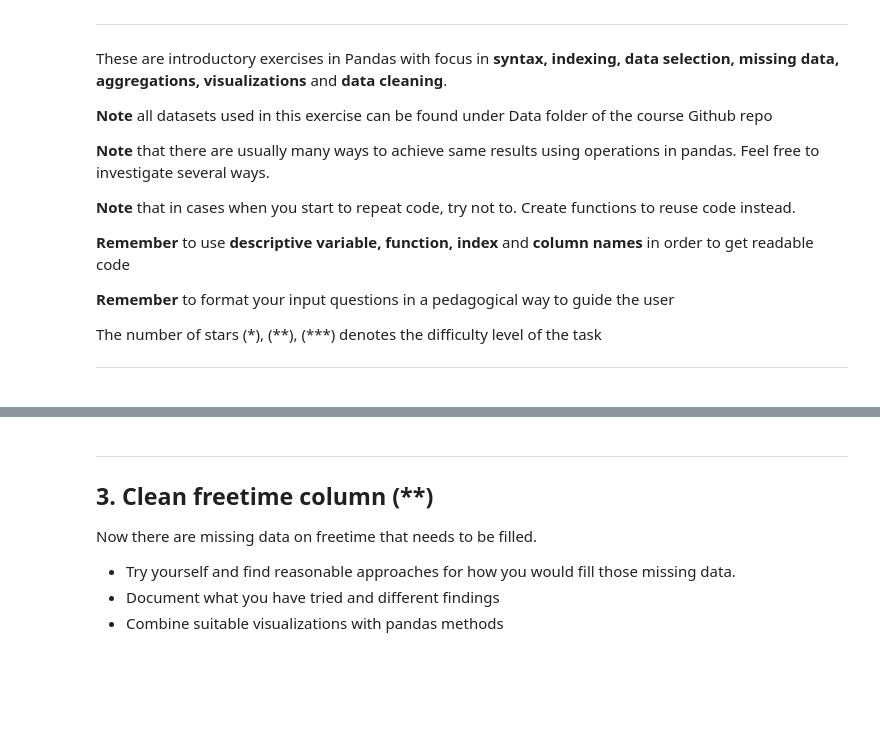
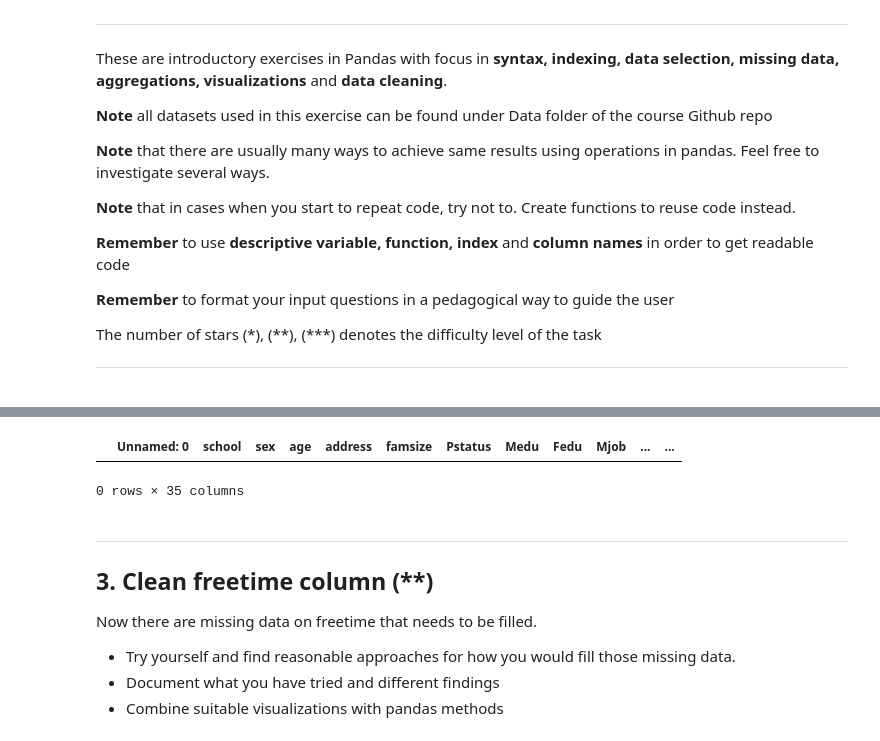
Before and after one commit to AlbotGoodman/databehandling-albot, a Jupyter notebook: Exercises/E01_missing_aggregation.ipynb, the cells around one changed output, grey strips where cells are left out. Drawn from its saved outputs; the diff is of its cells as text; code cells hidden in the pictures; blank space fills up the shorter version.

```diff
--- a/Exercises/E01_missing_aggregation.ipynb
+++ b/Exercises/E01_missing_aggregation.ipynb
@@ -221,0 +268,4 @@ g)
+# %%
+# 2.f)
+
+df["alcohol"] = df["Dalc"] + df["Walc"]
@@ -222,3 +283,22 @@ g)
+# %%
+# 2.h)
+
+# We see that older students tend to drink more, but notice how few 20-22 year-old
+# students we have in the dataset. We can definitely exclude them when computing the
+# missing values. However there are also few 19 year-old students in the dataset,
+# say for simplicity that we can exclude them as well. This leaves:
+
+# - alcohol level >= 4 -> 16, 17 or 18 years old -> take median to simplify
+# - alcohol level < 4 -> 15 years old
+
+# Fill these in and visualize missing values.
+# Note: could make more stringent by computing percentages based on the distribution
+
+series = df.loc[df["Walc"].isna() == True]
+series
+# %% [output]
+|  | Unnamed: 0 | school | sex | age | address | famsize | Pstatus | Medu | Fedu | Mjob | ... | ... |
+0 rows × 35 columns
 # %% [markdown]
 ---
 ## 3. Clean freetime column (**)
```
Also changed, not shown: parts of 11 cells of this notebook, 2 other files.
